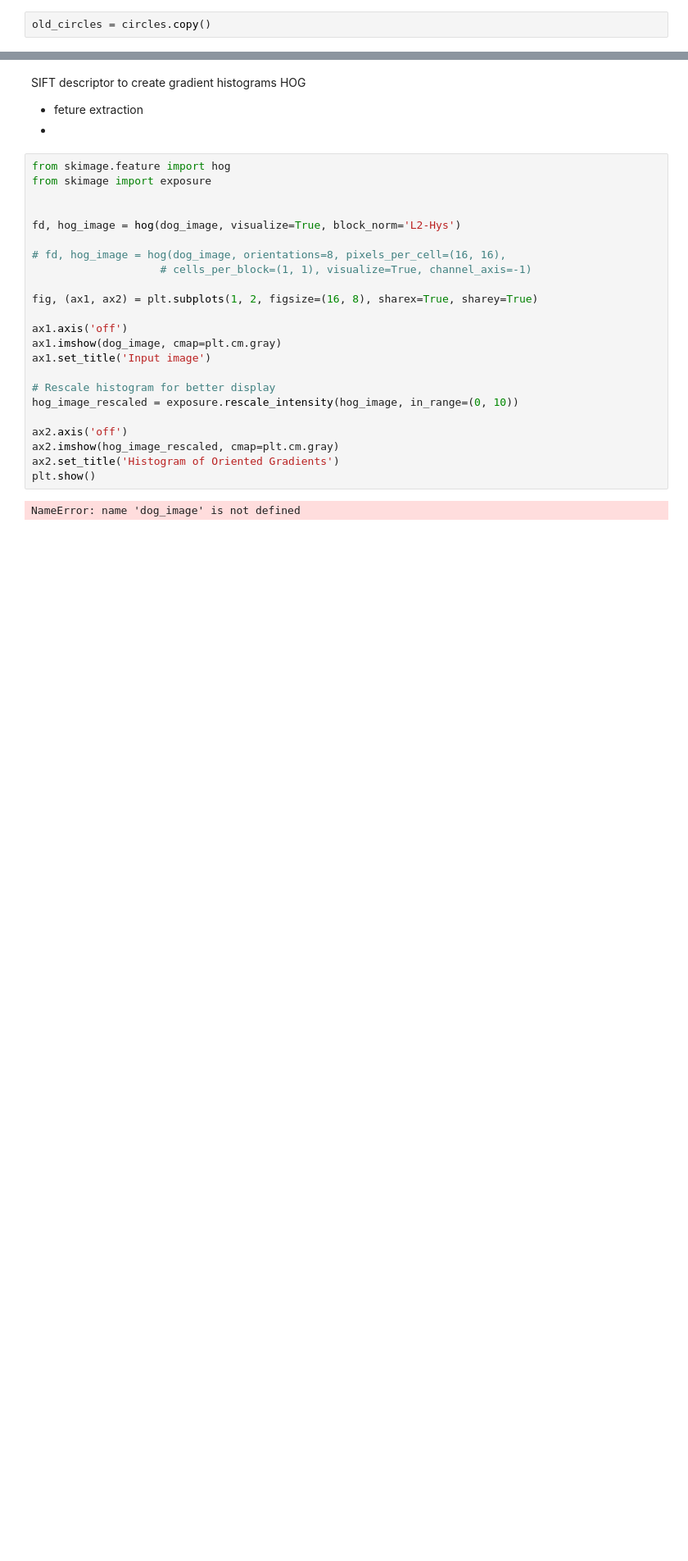
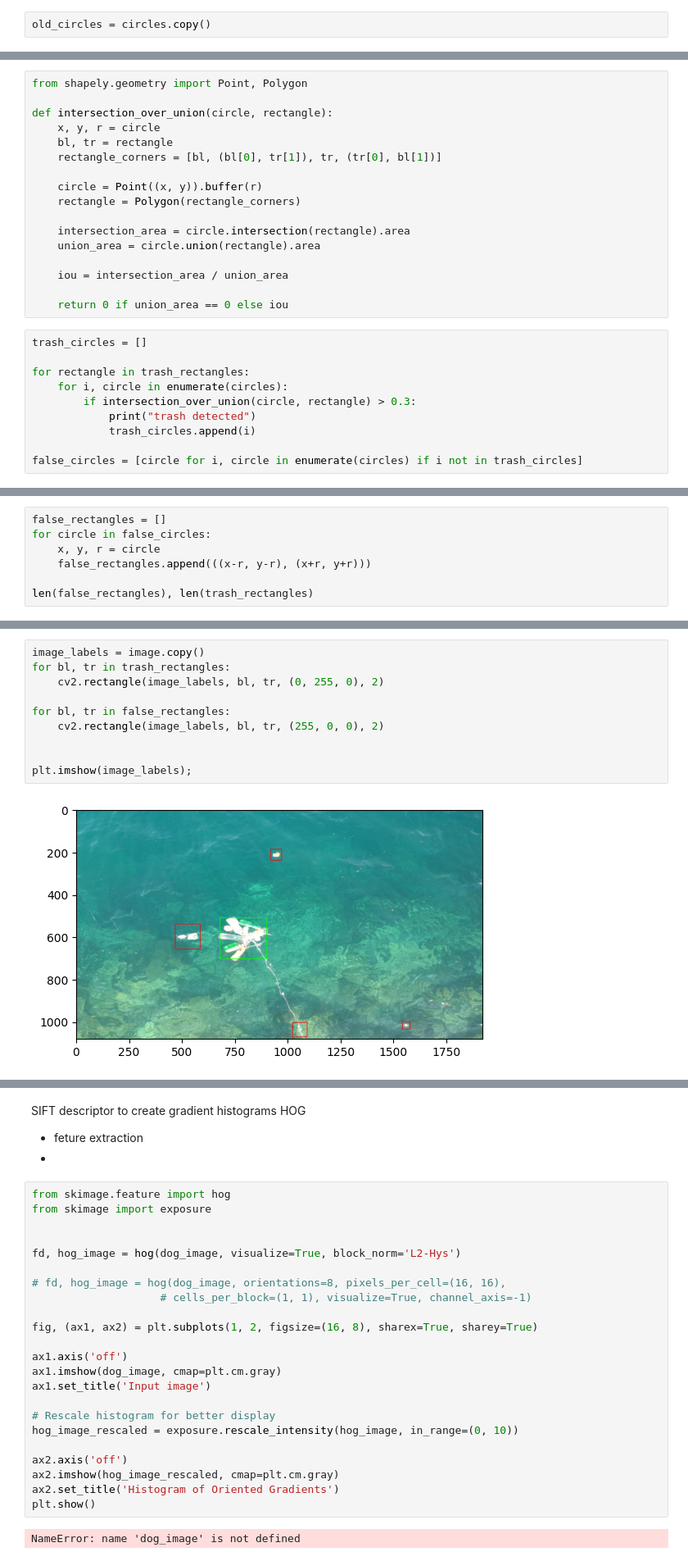
Before and after one commit to IgorCzudy/Trash-detection-, a Jupyter notebook: bistrina.ipynb, the cells around one changed output, grey strips where cells are left out. Shown at 82% size. Cells and saved outputs as stored; diff of their text form; blank space fills up the shorter version.

```diff
--- a/bistrina.ipynb
+++ b/bistrina.ipynb
@@ -387,0 +467,27 @@ show_circles(circles, (255, 0 , 0))
+# %%
+from shapely.geometry import Point, Polygon
+
+def intersection_over_union(circle, rectangle):
+    x, y, r = circle
+    bl, tr = rectangle
+    rectangle_corners = [bl, (bl[0], tr[1]), tr, (tr[0], bl[1])]
+
+    circle = Point((x, y)).buffer(r)
+    rectangle = Polygon(rectangle_corners)
+
+    intersection_area = circle.intersection(rectangle).area
+    union_area = circle.union(rectangle).area
+
+    iou = intersection_area / union_area
+
+    return 0 if union_area == 0 else iou
+# %%
+trash_circles = []
+
+for rectangle in trash_rectangles:
+    for i, circle in enumerate(circles):
+        if intersection_over_union(circle, rectangle) > 0.3:
+            print("trash detected")
+            trash_circles.append(i)
+
+false_circles = [circle for i, circle in enumerate(circles) if i not in trash_circles]
@@ -387,0 +498,7 @@ show_circles(circles, (255, 0 , 0))
+# %%
+false_rectangles = []
+for circle in false_circles:
+    x, y, r = circle
+    false_rectangles.append(((x-r, y-r), (x+r, y+r)))
+
+len(false_rectangles), len(trash_rectangles)
@@ -387,0 +507,12 @@ show_circles(circles, (255, 0 , 0))
+# %%
+image_labels = image.copy()
+for bl, tr in trash_rectangles:
+    cv2.rectangle(image_labels, bl, tr, (0, 255, 0), 2)
+
+for bl, tr in false_rectangles:
+    cv2.rectangle(image_labels, bl, tr, (255, 0, 0), 2)
+
+
+plt.imshow(image_labels);
+# %% [output]
+[figure, added]
```
Also changed, not shown: parts of 17 cells of this notebook, 1 other file.
